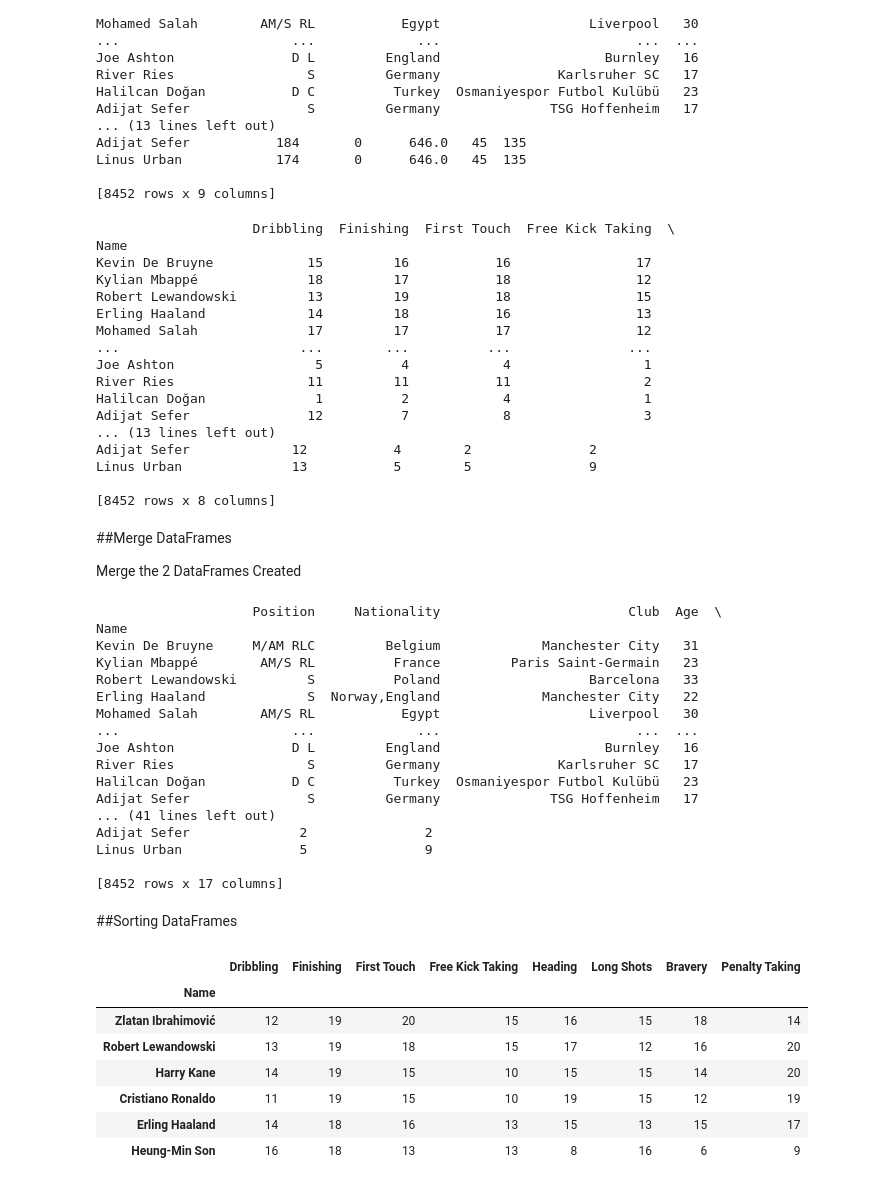
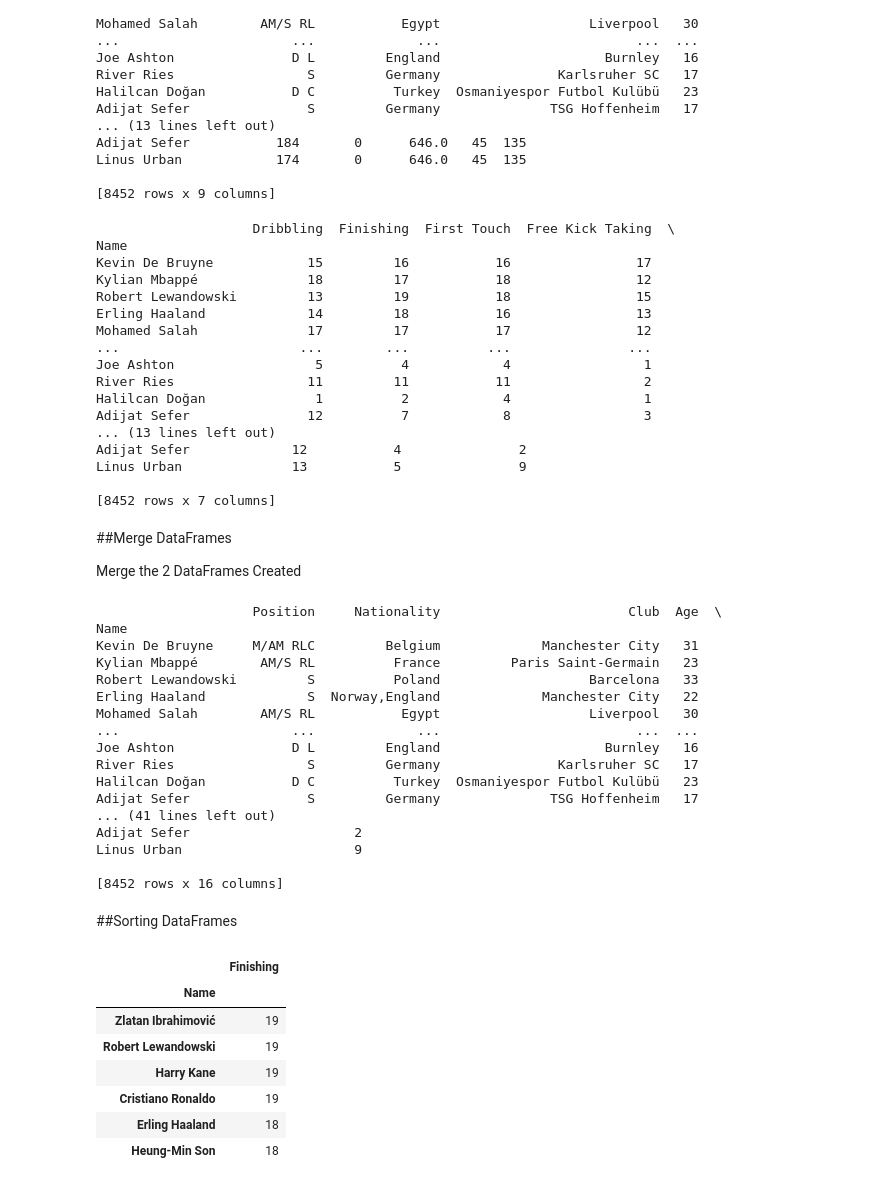
Before and after one commit to RobertCurley/UCDPA_RobertCurley, a Jupyter notebook: UCDPA_RobertCurley.ipynb, the cells around one changed output. Saved outputs shown, nothing was run; the diff lists cells and outputs as text; code cells hidden in the pictures.

```diff
--- a/UCDPA_RobertCurley.ipynb
+++ b/UCDPA_RobertCurley.ipynb
@@ -184,10 +184,10 @@ Linus Urban            174       0      646.0   45  135
 [8452 rows x 9 columns]
 # %%
 # Slice Data in DataFrame (fm_2023_df) based on key stats for scoring and name it scoring_fm_2023_df
-# Key Stats : Name, Dribbling, Finishing, First Touch, Free Kick Taking, Heading, Long Shots, Bravery, Penalty Taking
+# Key Stats : Name, Dribbling, Finishing, First Touch, Free Kick Taking, Heading, Long Shots, Penalty Taking
 
 scoring_fm_2023_df = fm_2023_df.loc[:, ['Name', 'Dribbling', 'Finishing', 'First Touch', 'Free Kick Taking', 'Heading',
-                                        'Long Shots', 'Bravery', 'Penalty Taking']].set_index('Name')
+                                        'Long Shots', 'Penalty Taking']].set_index('Name')
 print(scoring_fm_2023_df)
 # %% [output]
                     Dribbling  Finishing  First Touch  Free Kick Taking  \
@@ -203,10 +203,10 @@ River Ries                 11         11           11                 2
 Halilcan Doğan              1          2            4                 1
 Adijat Sefer               12          7            8                 3
 ... (13 lines left out)
-Adijat Sefer             12           4        2               2
-Linus Urban              13           5        5               9
+Adijat Sefer             12           4               2
+Linus Urban              13           5               9
 
-[8452 rows x 8 columns]
+[8452 rows x 7 columns]
 # %% [markdown]
 ##Merge DataFrames
 
@@ -230,22 +230,22 @@ River Ries                 S         Germany               Karlsruher SC   17
 Halilcan Doğan           D C          Turkey  Osmaniyespor Futbol Kulübü   23
 Adijat Sefer               S         Germany              TSG Hoffenheim   17
 ... (41 lines left out)
-Adijat Sefer              2               2
-Linus Urban               5               9
+Adijat Sefer                     2
+Linus Urban                      9
 
-[8452 rows x 17 columns]
+[8452 rows x 16 columns]
 # %% [markdown]
 ##Sorting DataFrames
 # %%
-# Sort scoring_fm_2023_df by Finishing
+# Sort Summary_fm_2023_df by Finishing
 
-scoring_fm_2023_df.sort_values(by='Finishing', ascending=False).iloc[:6,:]
+Summary_fm_2023_df.sort_values(by='Finishing', ascending=False).iloc[:6,10:11]
 # %% [output]
-|  | Dribbling | Finishing | First Touch | Free Kick Taking | Heading | Long Shots | Bravery | Penalty Taking |
-| Name |  |  |  |  |  |  |  |  |
-| Zlatan Ibrahimović | 12 | 19 | 20 | 15 | 16 | 15 | 18 | 14 |
-| Robert Lewandowski | 13 | 19 | 18 | 15 | 17 | 12 | 16 | 20 |
-| Harry Kane | 14 | 19 | 15 | 10 | 15 | 15 | 14 | 20 |
-| Cristiano Ronaldo | 11 | 19 | 15 | 10 | 19 | 15 | 12 | 19 |
-| Erling Haaland | 14 | 18 | 16 | 13 | 15 | 13 | 15 | 17 |
-| Heung-Min Son | 16 | 18 | 13 | 13 | 8 | 16 | 6 | 9 |
+|  | Finishing |
+| Name |  |
+| Zlatan Ibrahimović | 19 |
+| Robert Lewandowski | 19 |
+| Harry Kane | 19 |
+| Cristiano Ronaldo | 19 |
+| Erling Haaland | 18 |
+| Heung-Min Son | 18 |
```
Also changed, not shown: parts of 13 cells of this notebook.
